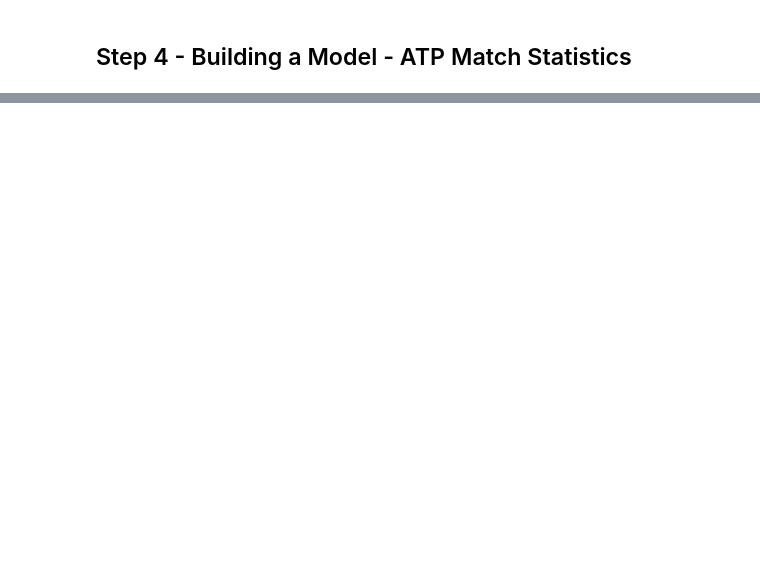
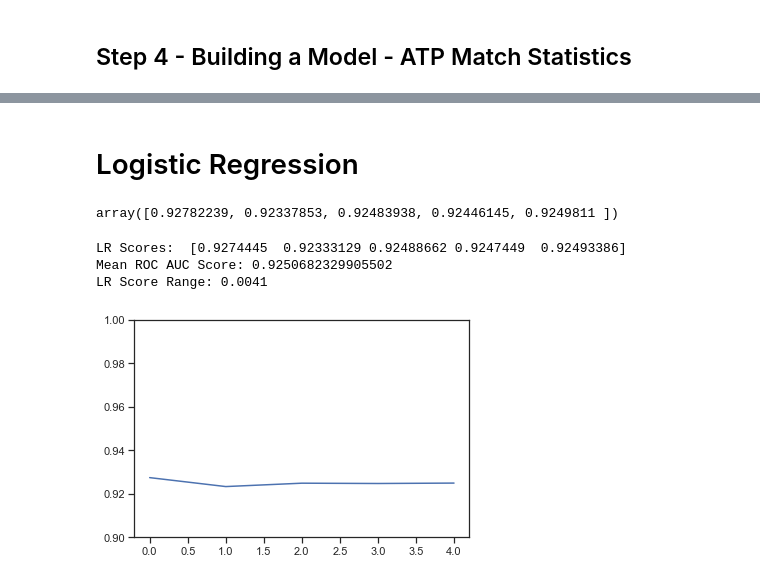
Before and after one commit to datascitriguy/springboard, a Jupyter notebook: Step 4 - Building a Model.ipynb, the cells around one changed output, grey strips where cells are left out. Cells and saved outputs as stored; diff of their text form; code cells hidden in the pictures; blank space fills up the shorter version.

```diff
--- a/Step 4 - Building a Model.ipynb
+++ b/Step 4 - Building a Model.ipynb
@@ -415,0 +41,10 @@ plt.show()
+# %%
+import pandas as pd
+from sklearn.model_selection import train_test_split
+
+result = pd.read_csv('data/result.csv')
+# %%
+a = ['ace_pct','df_pct','firstsrv_in_pct','firstsrv_won_pct','secondsrv_won_pct','rtn_pts_pct','brk_pts_pct']
+b = ['win']
+result = result.loc[:,a + b].dropna()
+result.head()
@@ -415,0 +58,6 @@ plt.show()
+# %%
+features = result.drop('win', axis=1)
+labels = result['win']
+
+X_train, X_test, y_train, y_test = train_test_split(features, labels, test_size=0.4, random_state=42)
+X_test, X_val, y_test, y_val = train_test_split(X_test, y_test, test_size=0.5, random_state=42)
@@ -415,0 +79,9 @@ plt.show()
+# %%
+tr_features = X_train
+tr_labels = y_train
+
+val_features = X_val
+val_labels = y_val
+
+te_features = X_test
+te_labels = y_test
@@ -415,0 +94,32 @@ plt.show()
+# %% [markdown]
+# Logistic Regression
+# %%
+lr = LogisticRegression()
+
+scores = cross_val_score(lr, tr_features, tr_labels.values.ravel(), cv=5)
+scores
+# %% [output]
+array([0.92782239, 0.92337853, 0.92483938, 0.92446145, 0.9249811 ])
+# %%
+def run_lr(X_train,y_train):
+    """
+    Run a Logistic Recression of Features and Target Variable. We're using ROC AUC Score with Cross Validation
+    """
+
+    lr = LogisticRegression(solver='lbfgs')
+
+    lr_scores = cross_val_score(lr, X_train, y_train.values.ravel(), cv=5)
+
+    print('LR Scores: ', lr_scores)
+    print('Mean ROC AUC Score: {}'.format(lr_scores.mean()))
+    print('LR Score Range: {}'.format(round(lr_scores.max() - lr_scores.min(),4)))
+    _ = plt.plot(np.arange(len(lr_scores)),lr_scores)
+    _ = plt.ylim(0.90,1)
+    return lr
+
+lr = run_lr(tr_features,tr_labels)
+# %% [output]
+LR Scores:  [0.9274445  0.92333129 0.92488662 0.9247449  0.92493386]
+Mean ROC AUC Score: 0.9250682329905502
+LR Score Range: 0.0041
+[figure, added]
```
Also changed, not shown: parts of 61 cells of this notebook.
